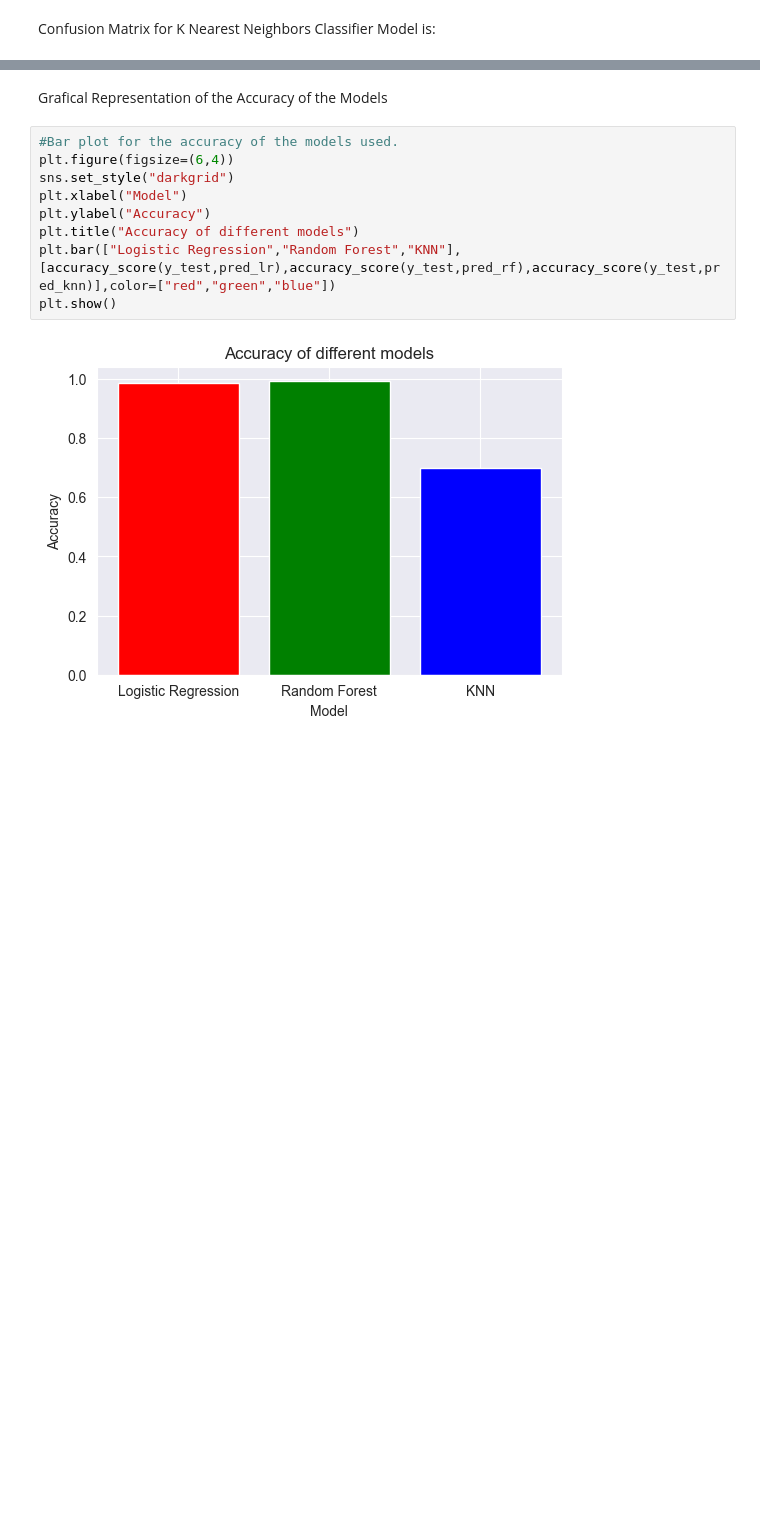
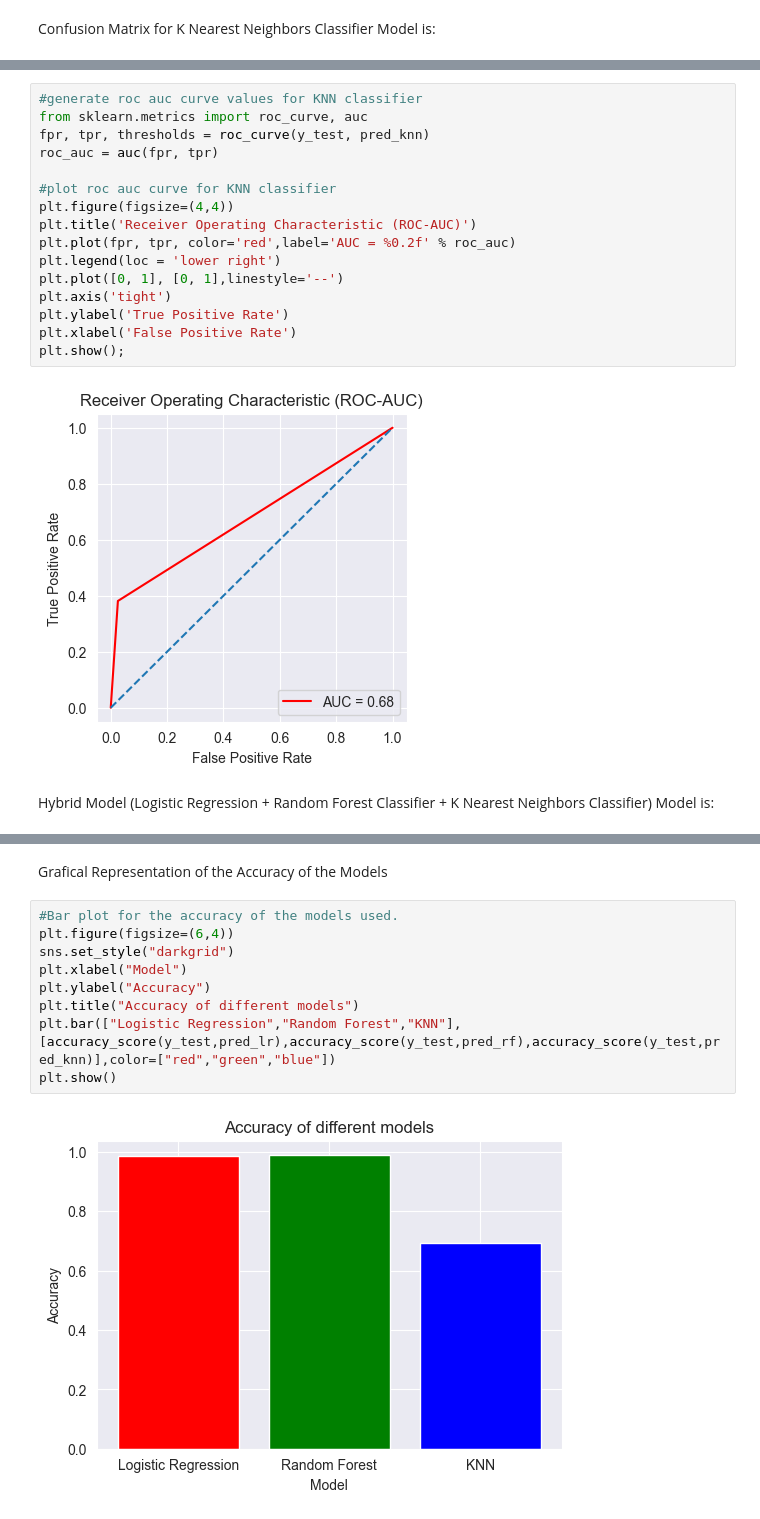
Before and after one commit to prabhjyot009/Fake-News-Detection, a Jupyter notebook: Detection.ipynb, the cells around one changed output, grey strips where cells are left out. Cells and saved outputs as stored; diff of their text form; blank space fills up the shorter version.

```diff
--- a/Detection.ipynb
+++ b/Detection.ipynb
@@ -310,0 +347,20 @@ sns.heatmap(cm,annot=True)#is used to plot the heatmap of the confusion matrix.
+# %%
+#generate roc auc curve values for KNN classifier
+from sklearn.metrics import roc_curve, auc
+fpr, tpr, thresholds = roc_curve(y_test, pred_knn)
+roc_auc = auc(fpr, tpr)
+
+#plot roc auc curve for KNN classifier
+plt.figure(figsize=(4,4))
+plt.title('Receiver Operating Characteristic (ROC-AUC)')
+plt.plot(fpr, tpr, color='red',label='AUC = %0.2f' % roc_auc)
+plt.legend(loc = 'lower right')
+plt.plot([0, 1], [0, 1],linestyle='--')
+plt.axis('tight')
+plt.ylabel('True Positive Rate')
+plt.xlabel('False Positive Rate')
+plt.show();
+# %% [output]
+[figure, added]
+# %% [markdown]
+Hybrid Model (Logistic Regression + Random Forest Classifier + K Nearest Neighbors Classifier) Model is:
```
Also changed, not shown: parts of 16 cells of this notebook.
